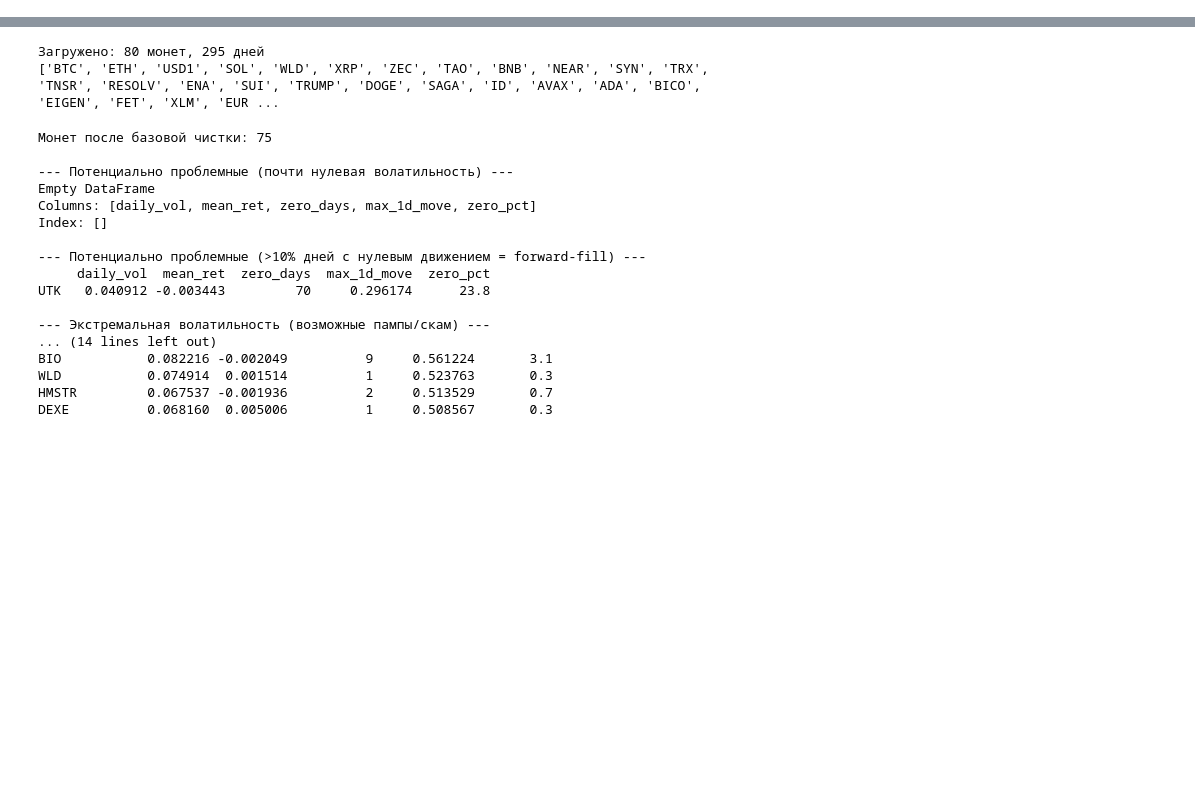
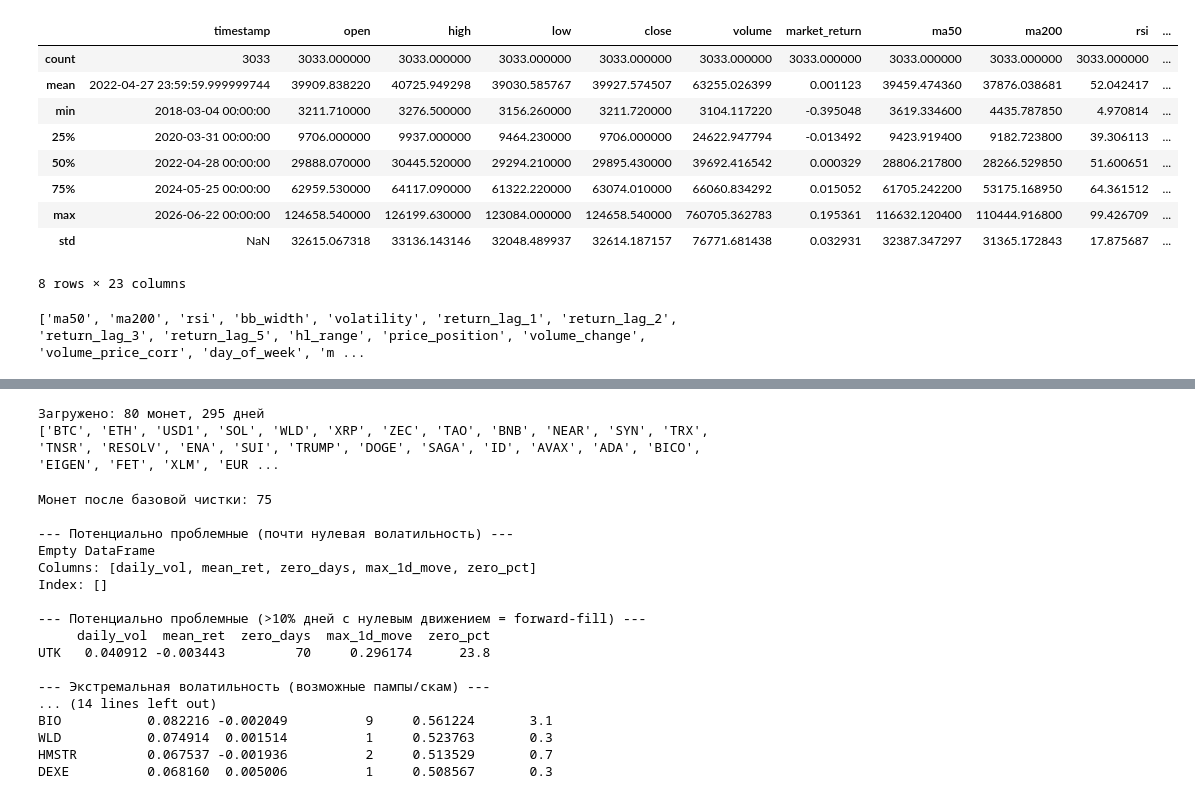
Before and after one commit to pda95/ai-crypto-hedge-fund, a Jupyter notebook: notebooks/hedge_fund.ipynb, the cells around one changed output, grey strips where cells are left out. Saved outputs shown, nothing was run; the diff lists cells and outputs as text; code cells hidden in the pictures; blank space fills up the shorter version.

```diff
--- a/notebooks/hedge_fund.ipynb
+++ b/notebooks/hedge_fund.ipynb
@@ -97,0 +187,19 @@ importances.sort_values().plot(kind="barh", title="Feature Importance (GB)")
+# %%
+df.describe()
+# %% [output]
+|  | timestamp | open | high | low | close | volume | market_return | ma50 | ma200 | rsi | ... |
+| count | 3033 | 3033.000000 | 3033.000000 | 3033.000000 | 3033.000000 | 3033.000000 | 3033.000000 | 3033.000000 | 3033.000000 | 3033.000000 | ... |
+| mean | 2022-04-27 23:59:59.999999744 | 39909.838220 | 40725.949298 | 39030.585767 | 39927.574507 | 63255.026399 | 0.001123 | 39459.474360 | 37876.038681 | 52.042417 | ... |
+| min | 2018-03-04 00:00:00 | 3211.710000 | 3276.500000 | 3156.260000 | 3211.720000 | 3104.117220 | -0.395048 | 3619.334600 | 4435.787850 | 4.970814 | ... |
+| 25% | 2020-03-31 00:00:00 | 9706.000000 | 9937.000000 | 9464.230000 | 9706.000000 | 24622.947794 | -0.013492 | 9423.919400 | 9182.723800 | 39.306113 | ... |
+| 50% | 2022-04-28 00:00:00 | 29888.070000 | 30445.520000 | 29294.210000 | 29895.430000 | 39692.416542 | 0.000329 | 28806.217800 | 28266.529850 | 51.600651 | ... |
+| 75% | 2024-05-25 00:00:00 | 62959.530000 | 64117.090000 | 61322.220000 | 63074.010000 | 66060.834292 | 0.015052 | 61705.242200 | 53175.168950 | 64.361512 | ... |
+| max | 2026-06-22 00:00:00 | 124658.540000 | 126199.630000 | 123084.000000 | 124658.540000 | 760705.362783 | 0.195361 | 116632.120400 | 110444.916800 | 99.426709 | ... |
+| std | NaN | 32615.067318 | 33136.143146 | 32048.489937 | 32614.187157 | 76771.681438 | 0.032931 | 32387.347297 | 31365.172843 | 17.875687 | ... |
+8 rows × 23 columns
+# %%
+EXCLUDE_COLUMNS = ['timestamp', 'target', 'market_return', 'open', 'high', 'low', 'close', 'volume']
+FEATURE_COLUMNS = [col for col in df.columns if col not in EXCLUDE_COLUMNS]
+print(FEATURE_COLUMNS)
+# %% [output]
+['ma50', 'ma200', 'rsi', 'bb_width', 'volatility', 'return_lag_1', 'return_lag_2', 'return_lag_3', 'return_lag_5', 'hl_range', 'price_position', 'volume_change', 'volume_price_corr', 'day_of_week', 'm ...
```
Also changed, not shown: parts of 56 cells of this notebook, 10 other files.
